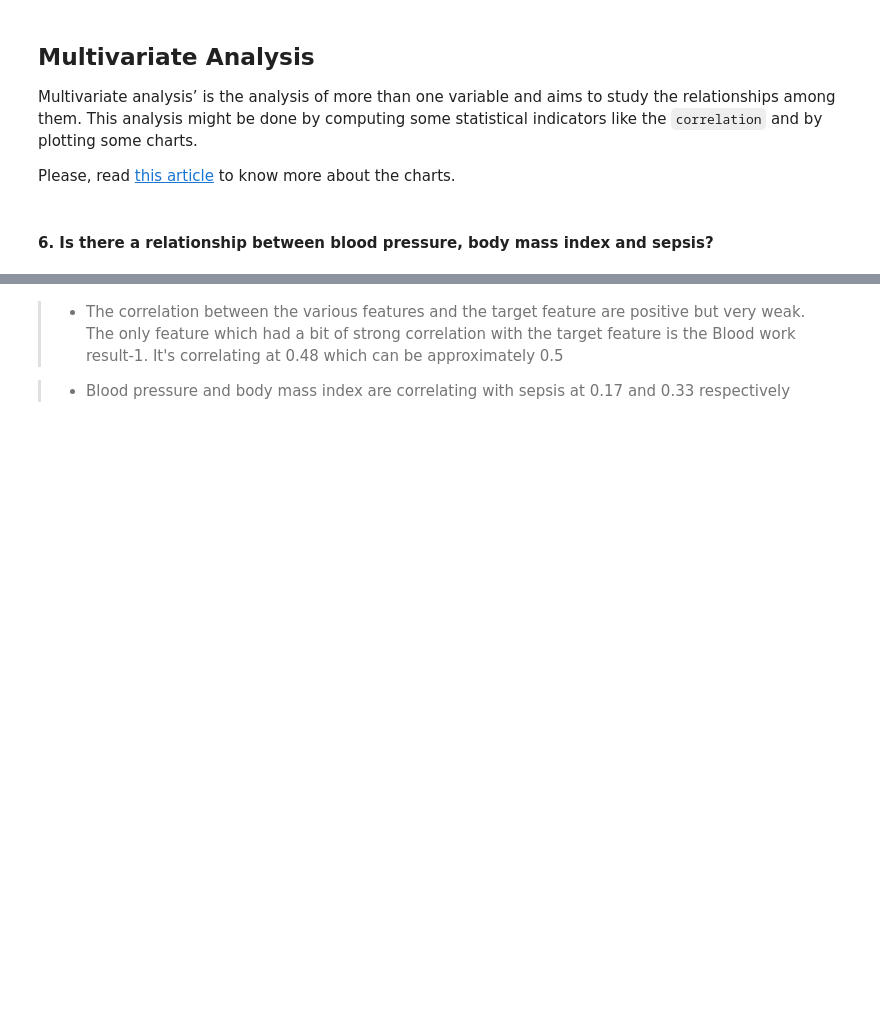
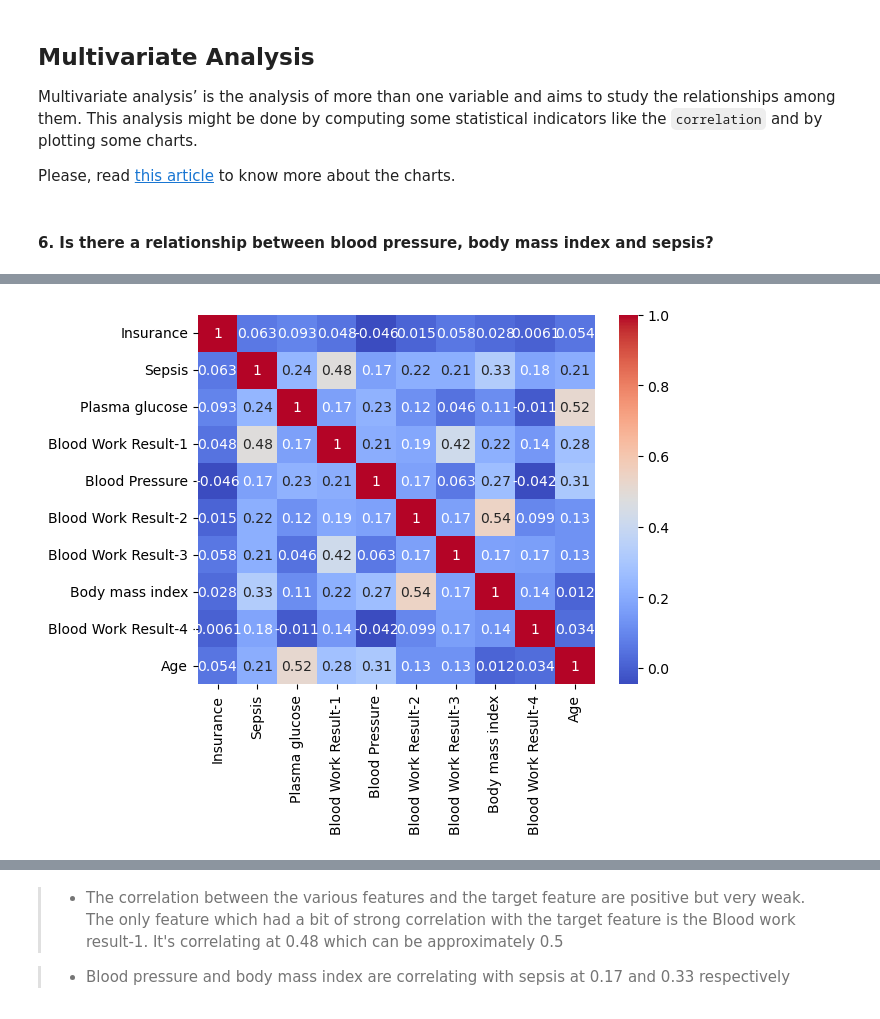
Before and after one commit to acheampongmaa/Sepsis-Prediction-Embedding-ML-into-a-Web-Application, a Jupyter notebook: dev/notebook/Machine Learning Model.ipynb, the cells around one changed output, grey strips where cells are left out. Cells and saved outputs as stored; diff of their text form; code cells hidden in the pictures; blank space fills up the shorter version.

```diff
--- a/dev/notebook/Machine Learning Model.ipynb
+++ b/dev/notebook/Machine Learning Model.ipynb
@@ -578,5 +611,5 @@ def blood_pressure_ranges(row):
         return 'high'
 # %%
 # create new column
-train_copy['Blood pressure category'] = train_copy.apply(blood_pressure_ranges, axis=1)
-train_copy['Blood pressure category'].head()
+new_train_copy['Blood pressure category'] = new_train_copy.apply(blood_pressure_ranges, axis=1)
+new_train_copy['Blood pressure category'].head()
@@ -663,2 +740,8 @@ train_copy1['Sepsis'].unique()
+# %%
+#create another copy of the train_copy
+new_df2=new_train_copy.copy()
+# %%
+# changing the values in the Sepsis col to 1 and 0
+new_df2['Sepsis'] = new_df2['Sepsis'].replace({'Positive': 1, 'Negative': 0})
 # %%
 #drop the ID column
@@ -665,0 +749,10 @@ train_copy1= train_copy1.drop([ 'ID'], axis = 1)
+# %%
+# drop age_group and blood pressure category
+
+# storing it first so it can be added back later
+dropped_columns = new_df2[['ID', 'age_group', 'Blood pressure category']]
+
+#dropping columns
+new_df2 = new_df2.drop(columns=['ID', 'age_group', 'Blood pressure category'])
+
+new_df2.head()
@@ -666,2 +766,12 @@ train_copy1= train_copy1.drop([ 'ID'], axis = 1)
+# %%
+#checking correlation between features
+
+corr=new_df2.corr()
+sns.heatmap(corr, annot=True, cmap='coolwarm')
+
+# Show the plot
+plt.show()
+# %% [output]
+[figure, added]
 # %%
 #create a correlation matrix
```
Also changed, not shown: parts of 37 cells of this notebook.
